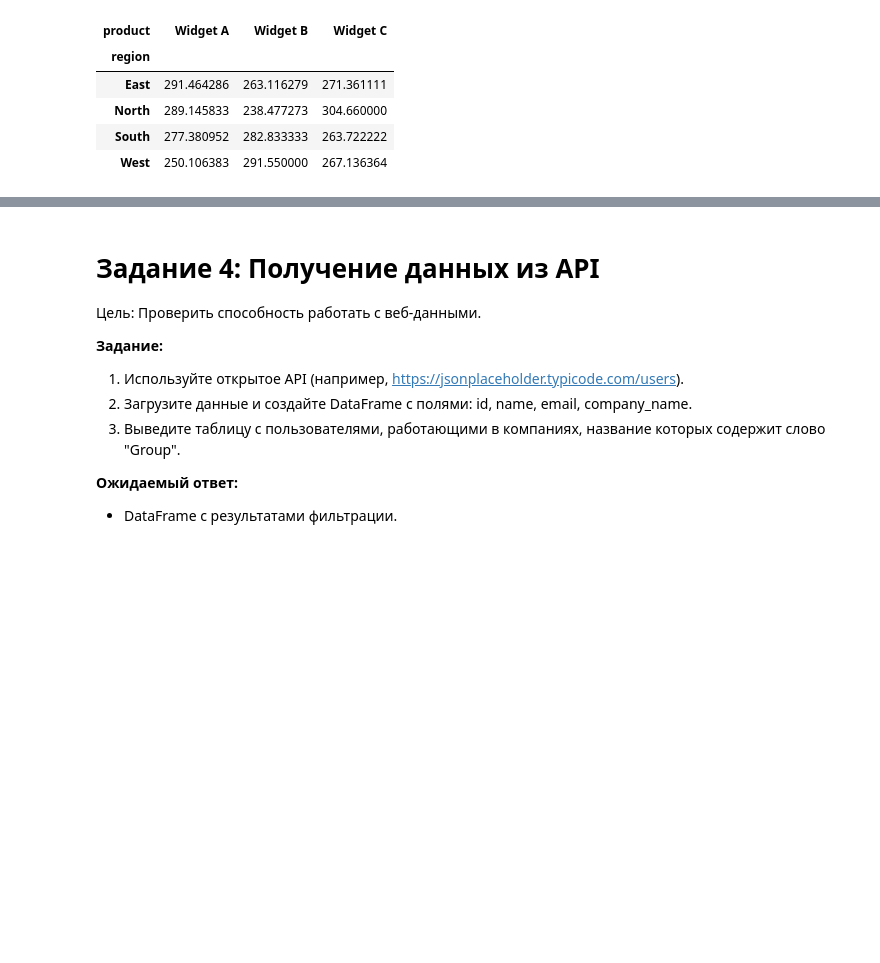
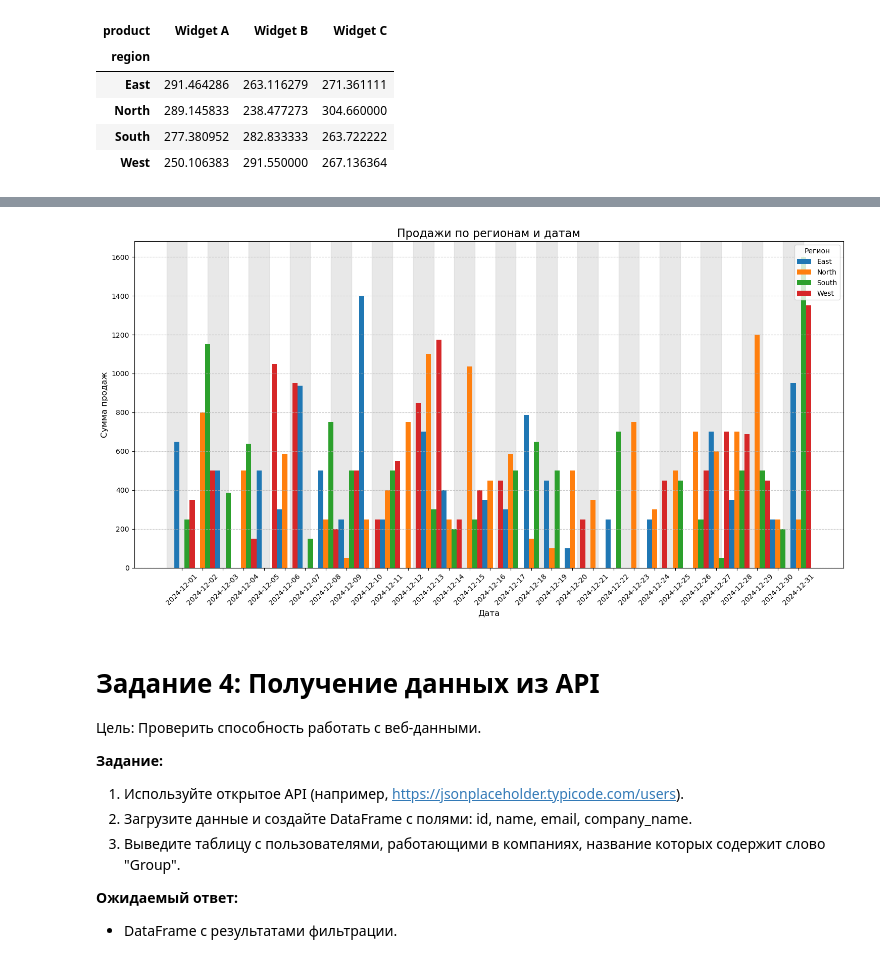
Before and after one commit to nikolay-grudanov/MEPHI-SF_ML, a Jupyter notebook: academic-semester-1/python_for_data_analysis/exam/exam_gna.ipynb, the cells around one changed output, grey strips where cells are left out. Saved outputs shown, nothing was run; the diff lists cells and outputs as text; code cells hidden in the pictures; blank space fills up the shorter version.

```diff
--- a/academic-semester-1/python_for_data_analysis/exam/exam_gna.ipynb
+++ b/academic-semester-1/python_for_data_analysis/exam/exam_gna.ipynb
@@ -207,3 +386,43 @@ region (регион).
+# %%
+# Сгруппировать данные по дате и региону
+sales_by_region = data.groupby(['date', 'region'])['sales'].sum().unstack()
+
+# Настройка ширины столбцов
+x = sales_by_region.index  # Даты
+regions = sales_by_region.columns  # Регионы
+bar_width = 0.25
+positions = np.arange(len(x))
+
+fig, ax = plt.subplots(figsize=(15, 8))
+
+# Чередование фона
+for i in range(len(x)):
+    if i % 2 == 0:
+        ax.axvspan(i - 0.5, i + 0.5, color='lightgrey', alpha=0.5)
+
+# Построение столбцов для каждого региона
+for i, region in enumerate(regions):
+    ax.bar(
+        positions + i * bar_width,
+        sales_by_region[region],
+        width=bar_width,
+        label=region
+    )
+
+# Настройка осей и подписей
+ax.set_title('Продажи по регионам и датам', fontsize=16)
+ax.set_xlabel('Дата', fontsize=12)
+ax.set_ylabel('Сумма продаж', fontsize=12)
+ax.set_xticks(positions + bar_width)
+ax.set_xticklabels(x.strftime('%Y-%m-%d'), rotation=45)
+ax.legend(title='Регион')
+ax.grid(axis='y', linestyle='--', alpha=0.7)
+
+plt.tight_layout()
+plt.savefig('charts/sales_by_region.png', dpi=300)
+plt.show()
+# %% [output]
+[figure, added]
 # %% [markdown]
 # Задание 4: Получение данных из API
 
```
Also changed, not shown: parts of 11 cells of this notebook, 2 other files.
